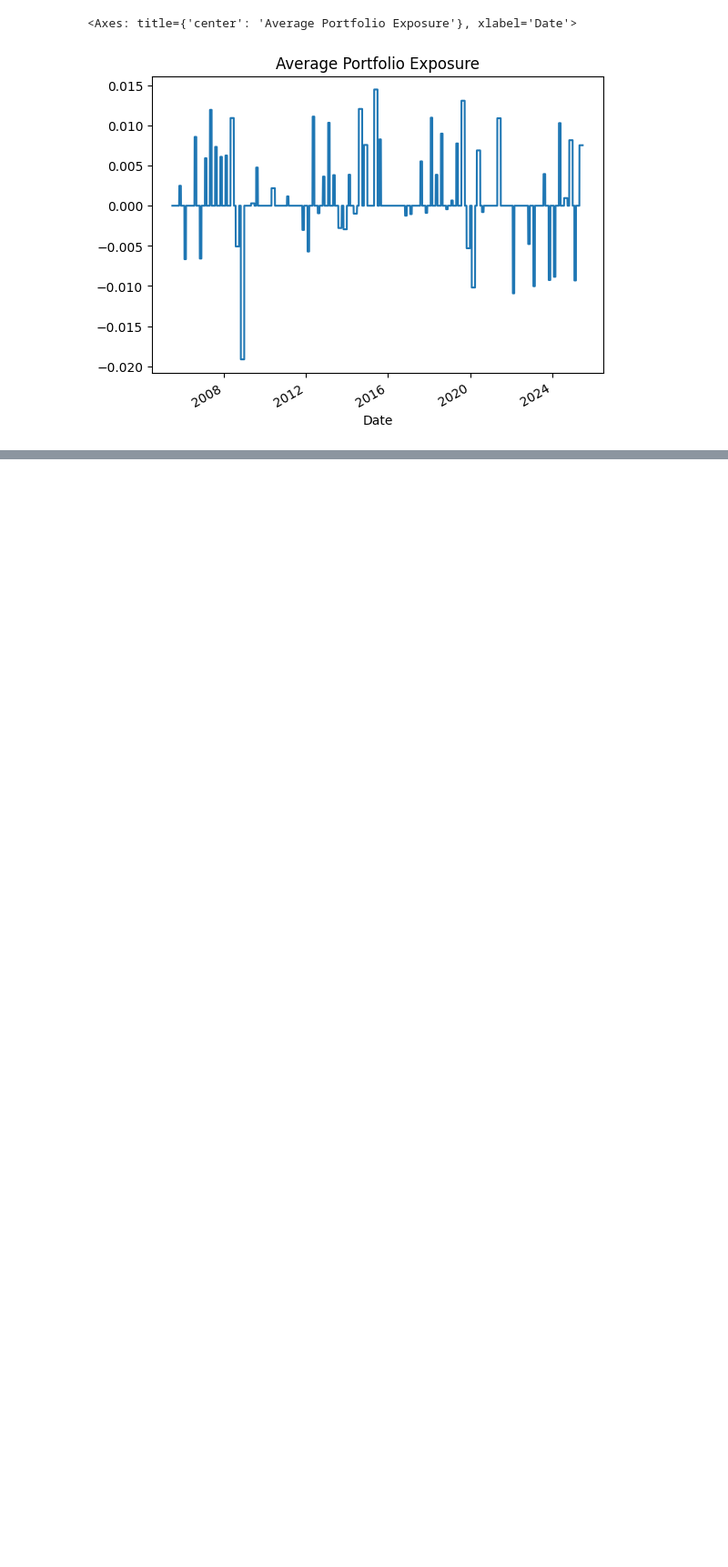
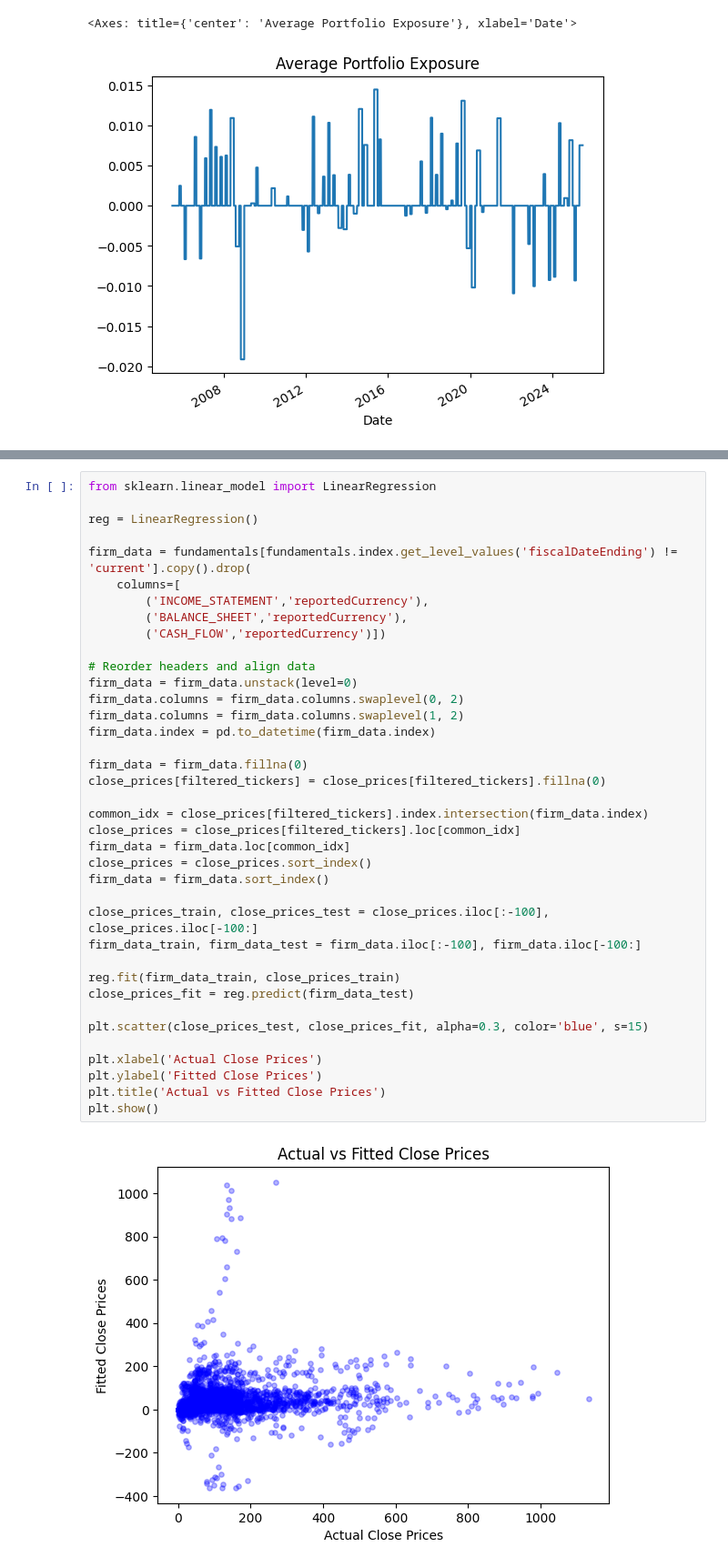
Before and after one commit to teopozzii/fmm1, a Jupyter notebook: arbitrage_btm.ipynb, the cells around one changed output, grey strips where cells are left out. Shown at 91% size. Saved outputs shown, nothing was run; the diff lists cells and outputs as text; blank space fills up the shorter version.

Commit message:
Set up ML portion of the model

```diff
--- a/arbitrage_btm.ipynb
+++ b/arbitrage_btm.ipynb
@@ -423,0 +422,40 @@ Next, we will try and
+# %%
+from sklearn.linear_model import LinearRegression
+
+reg = LinearRegression()
+
+firm_data = fundamentals[fundamentals.index.get_level_values('fiscalDateEnding') != 'current'].copy().drop(
+    columns=[
+        ('INCOME_STATEMENT','reportedCurrency'),
+        ('BALANCE_SHEET','reportedCurrency'),
+        ('CASH_FLOW','reportedCurrency')])
+
+# Reorder headers and align data
+firm_data = firm_data.unstack(level=0)
+firm_data.columns = firm_data.columns.swaplevel(0, 2)
+firm_data.columns = firm_data.columns.swaplevel(1, 2)
+firm_data.index = pd.to_datetime(firm_data.index)
+
+firm_data = firm_data.fillna(0)
+close_prices[filtered_tickers] = close_prices[filtered_tickers].fillna(0)
+
+common_idx = close_prices[filtered_tickers].index.intersection(firm_data.index)
+close_prices = close_prices[filtered_tickers].loc[common_idx]
+firm_data = firm_data.loc[common_idx]
+close_prices = close_prices.sort_index()
+firm_data = firm_data.sort_index()
+
+close_prices_train, close_prices_test = close_prices.iloc[:-100], close_prices.iloc[-100:]
+firm_data_train, firm_data_test = firm_data.iloc[:-100], firm_data.iloc[-100:]
+
+reg.fit(firm_data_train, close_prices_train)
+close_prices_fit = reg.predict(firm_data_test)
+
+plt.scatter(close_prices_test, close_prices_fit, alpha=0.3, color='blue', s=15)
+
+plt.xlabel('Actual Close Prices')
+plt.ylabel('Fitted Close Prices')
+plt.title('Actual vs Fitted Close Prices')
+plt.show()
+# %% [output]
+[figure, added]
```
Also changed, not shown: parts of 11 cells of this notebook, 1 other file.
